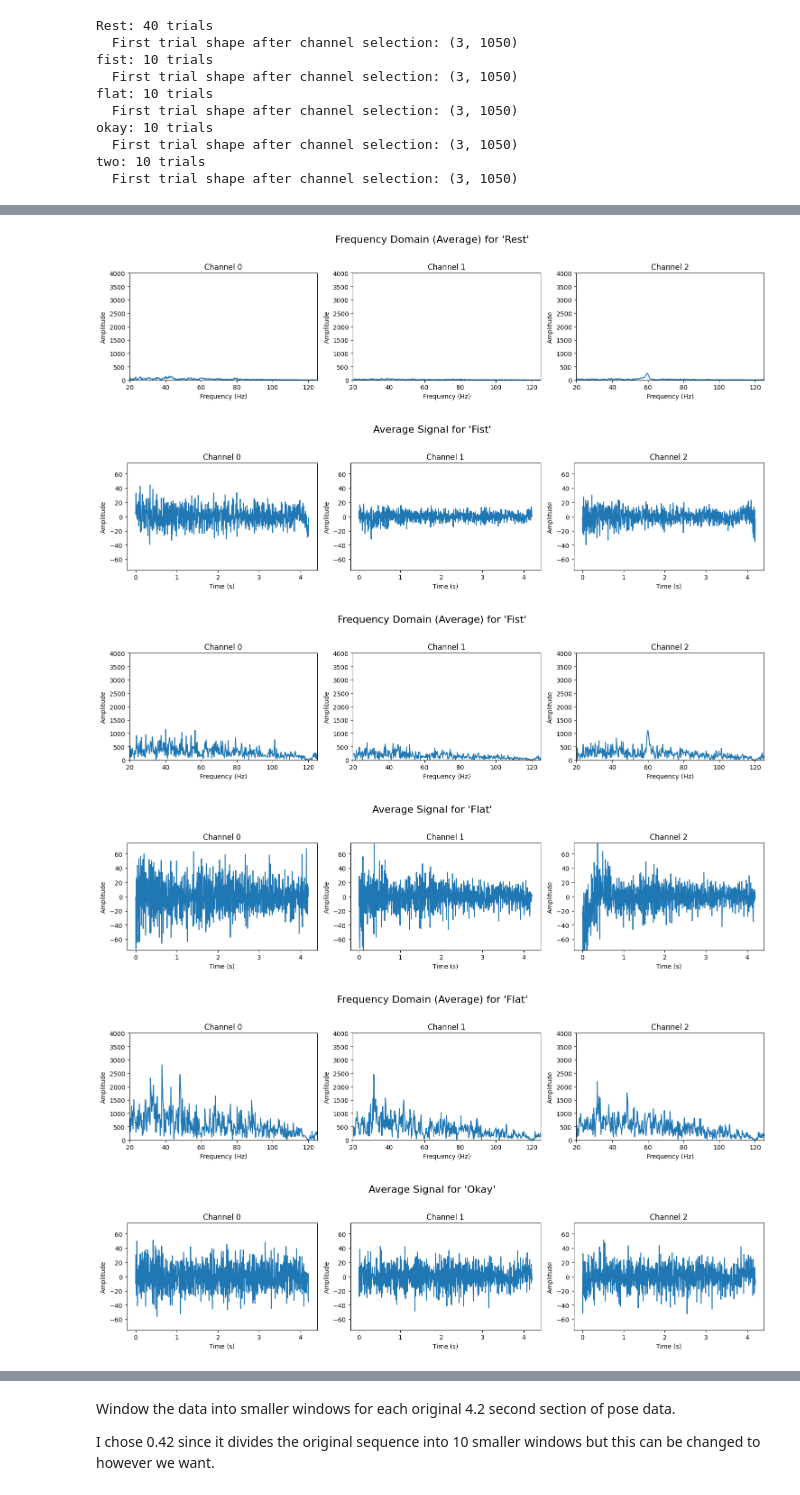
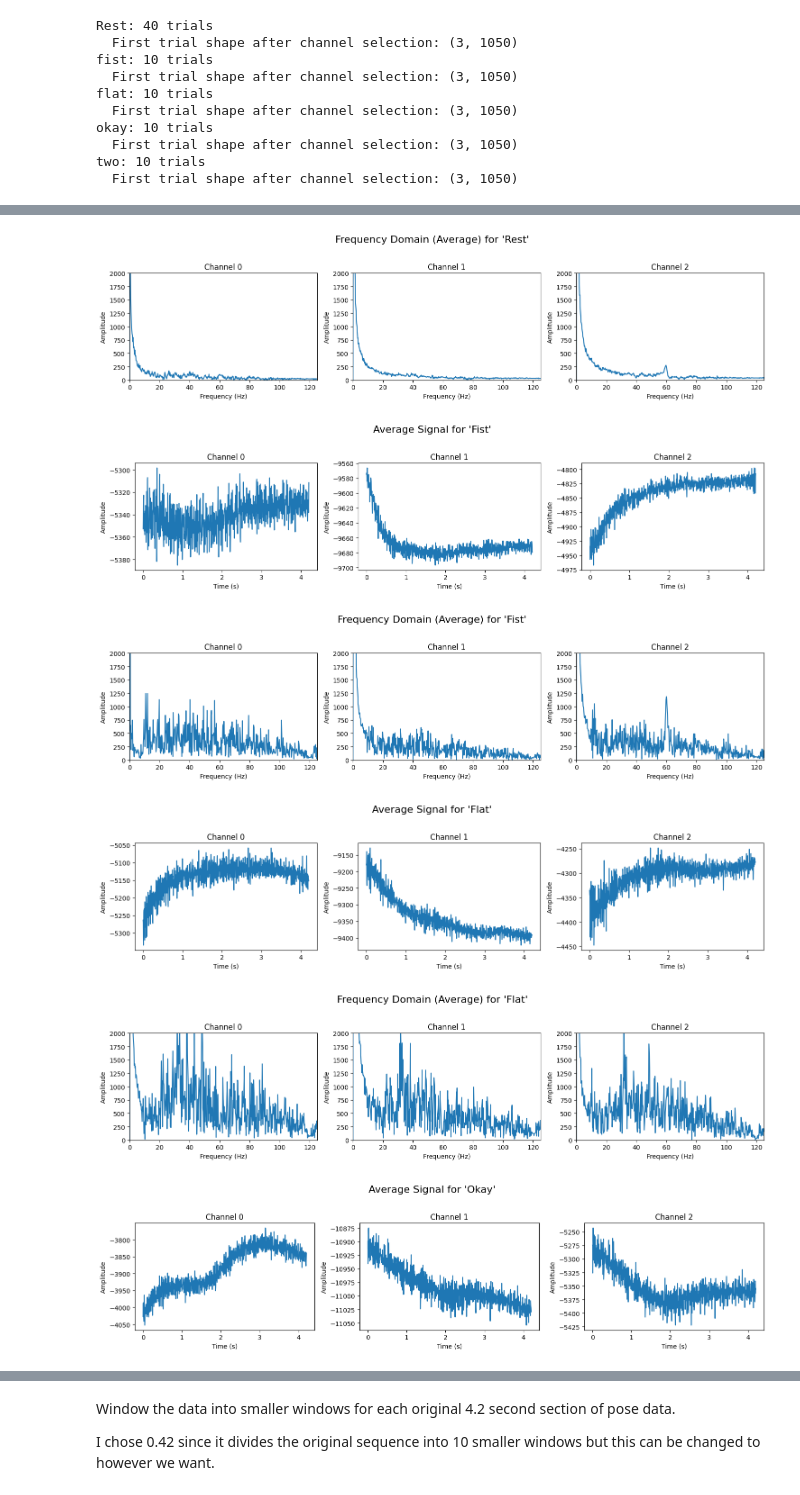
Before and after one commit to ShreyaVelagala/COGS189EMGrip, a Jupyter notebook: EDA.ipynb, the cells around one changed output, grey strips where cells are left out. Drawn from its saved outputs; the diff is of its cells as text; code cells hidden in the pictures.

Commit message:
added causal filtering to calibration and realtime script

```diff
--- a/EDA.ipynb
+++ b/EDA.ipynb
@@ -71,7 +71,8 @@ for label, trials in data_by_label.items():
     for i in range(len(trials)):
         if trials[i].size > 0:
             filtered = comb_notch_filter(trials[i], fs=SAMPLE_RATE, fundamental=60, n_harmonics=2, Q=30)
-            trials[i] = highpass_filter(filtered, cutoff=CUTOFF_FREQ, fs=SAMPLE_RATE, order=4)
+            trials[i] = filtered
+            #trials[i] = highpass_filter(filtered, cutoff=CUTOFF_FREQ, fs=SAMPLE_RATE, order=4)
 print("Filtering complete.")
 # %% [output]
 Filtering complete.
@@ -119,7 +120,7 @@ for label, trials in data_by_label.items():
         axs[ch].set_title(f"Channel {ch}")
         axs[ch].set_xlabel("Time (s)")
         axs[ch].set_ylabel("Amplitude")
-        axs[ch].set_ylim([-75, 75])  # Fixed y-axis limits for time domain
+        #axs[ch].set_ylim([-75, 75])  # Fixed y-axis limits for time domain
 
     plt.tight_layout(rect=[0, 0.03, 1, 0.95])
     plt.show()
@@ -139,8 +140,8 @@ for label, trials in data_by_label.items():
         axs[ch].set_title(f"Channel {ch}")
         axs[ch].set_xlabel("Frequency (Hz)")
         axs[ch].set_ylabel("Amplitude")
-        axs[ch].set_xlim([20, 125])
-        axs[ch].set_ylim([0, 4000])  # Fixed y-axis limits for frequency domain
+        axs[ch].set_xlim([0, 125])
+        axs[ch].set_ylim([0, 2000])  # Fixed y-axis limits for frequency domain
 
     plt.tight_layout(rect=[0, 0.03, 1, 0.95])
     plt.show()
@@ -149,6 +150,6 @@ for label, trials in data_by_label.items():
-[figure, old version]
+[figure, new version]
-[figure, old version]
+[figure, new version]
-[figure, old version]
+[figure, new version]
-[figure, old version]
+[figure, new version]
-[figure, old version]
+[figure, new version]
-[figure, old version]
+[figure, new version]
```
Also changed, not shown: parts of 25 cells of this notebook, 2 other files.
